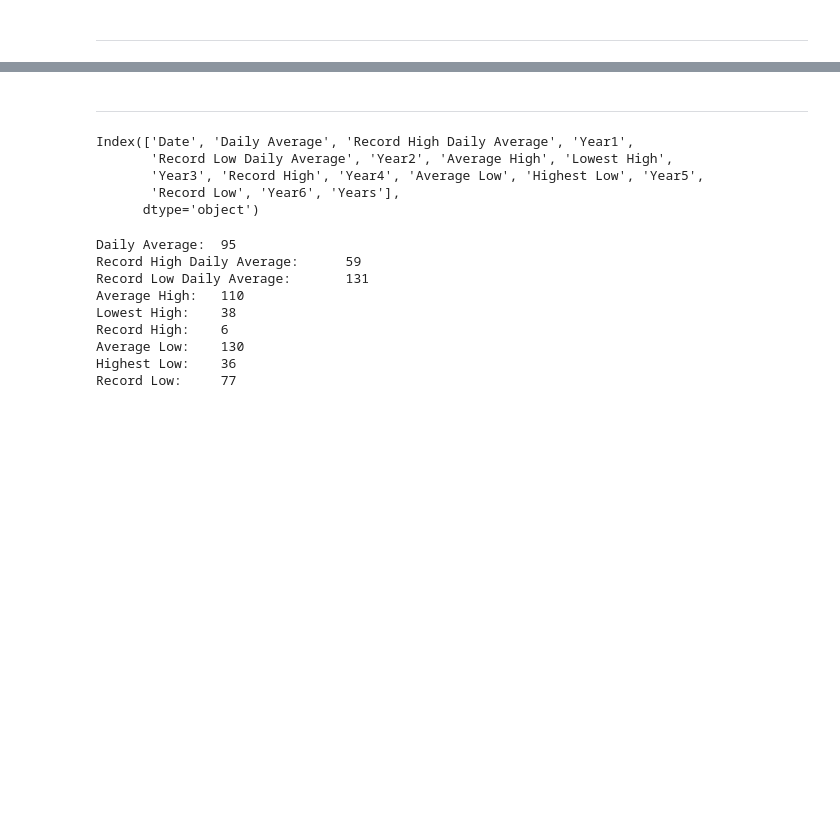
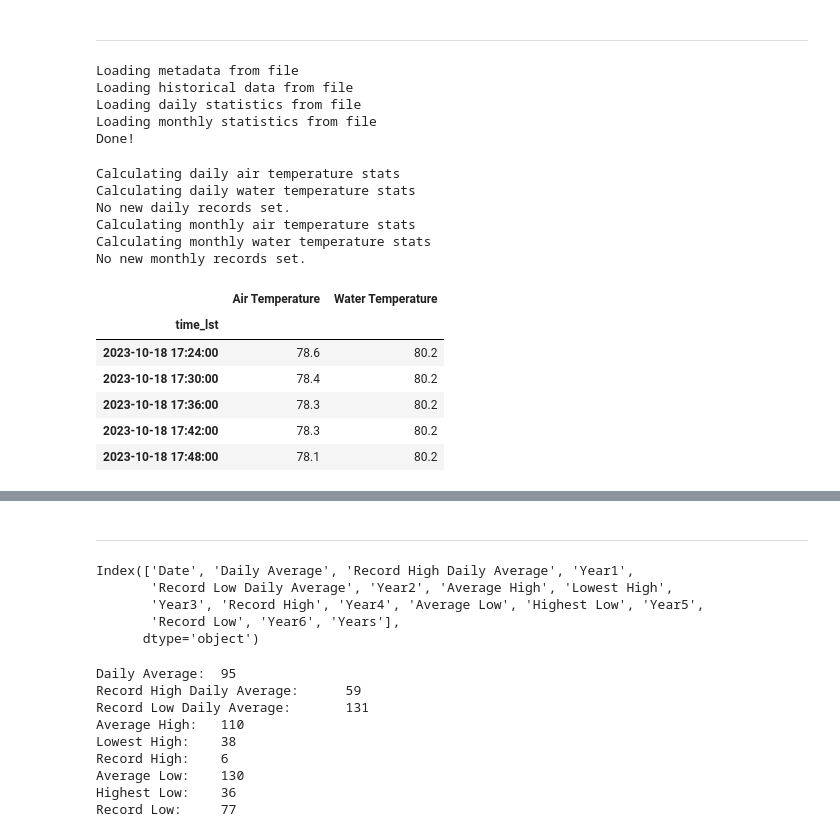
Before and after one commit to mdgrossi/climatology-jekyll, a Jupyter notebook: NOAA-CO-OPS-Climatology.ipynb, the cells around one changed output, grey strips where cells are left out. Saved outputs shown, nothing was run; the diff lists cells and outputs as text; code cells hidden in the pictures; blank space fills up the shorter version.

```diff
--- a/NOAA-CO-OPS-Climatology.ipynb
+++ b/NOAA-CO-OPS-Climatology.ipynb
@@ -959,3 +968,29 @@ class Data:
 # %%
 vk = Data(stationname='Virginia Key, FL', stationid='8723214')#, redownload=True, units='english', timezone='lst', datum='MHHW')
-vk.update_stats()
+#vk.update_stats()
+# %% [output]
+Loading metadata from file
+Loading historical data from file
+Loading daily statistics from file
+Loading monthly statistics from file
+Done!
+# %%
+#vk.update_data()
+vk.update_stats()
+# %% [output]
+Calculating daily air temperature stats
+Calculating daily water temperature stats
+No new daily records set.
+Calculating monthly air temperature stats
+Calculating monthly water temperature stats
+No new monthly records set.
+# %%
+vk.data.tail()
+# %% [output]
+|  | Air Temperature | Water Temperature |
+| time_lst |  |  |
+| 2023-10-18 17:24:00 | 78.6 | 80.2 |
+| 2023-10-18 17:30:00 | 78.4 | 80.2 |
+| 2023-10-18 17:36:00 | 78.3 | 80.2 |
+| 2023-10-18 17:42:00 | 78.3 | 80.2 |
+| 2023-10-18 17:48:00 | 78.1 | 80.2 |
```
Also changed, not shown: parts of 19 cells of this notebook, 1 other file.
